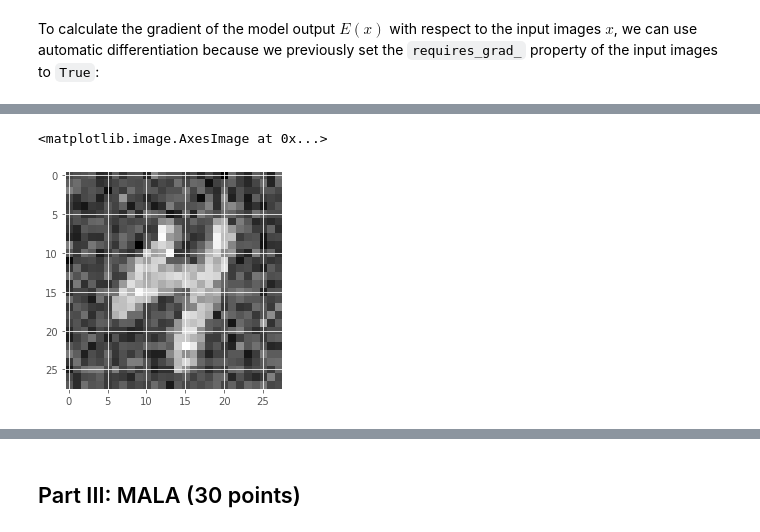
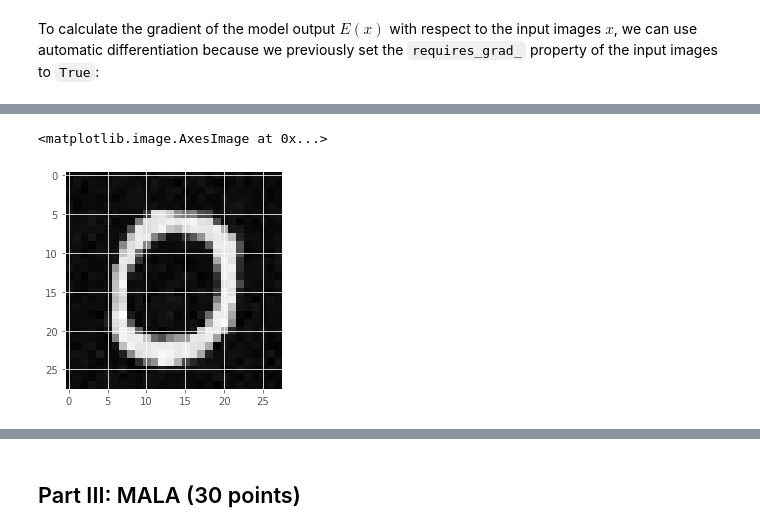
Before and after one commit to Hannibal96/Statistical-Methods-in-Image-Processing-EE-048954, a Jupyter notebook: HW2_Spring2022_Langevin_Dynamics_and_EBMs.ipynb, the cells around one changed output, grey strips where cells are left out. Drawn from its saved outputs; the diff is of its cells as text; code cells hidden in the pictures.

```diff
--- a/HW2_Spring2022_Langevin_Dynamics_and_EBMs.ipynb
+++ b/HW2_Spring2022_Langevin_Dynamics_and_EBMs.ipynb
@@ -333,9 +333,14 @@ imgs = mnist_langevin(imgs=imgs, K=2000, factored_epsilon=3/256)
-# %%
-idx = np.random.choice(30)
-plt.imshow(to_np(imgs[idx][0]), cmap='gray')
-# %% [output]
-<matplotlib.image.AxesImage at 0x...>
-[figure, removed]
+# %%
+n_imgs = 30
+imgs = torch.rand((n_imgs, 1, 28, 28), device=device)
+imgs.requires_grad_(True)
+imgs_ret = mnist_langevin(imgs=imgs, K=2000, factored_epsilon=2/256)
+
+idx = np.random.choice(30)
+plt.imshow(to_np(imgs_ret[idx][0]), cmap='gray')
+# %% [output]
+<matplotlib.image.AxesImage at 0x...>
+[figure, added]
 # %% [markdown]
 <img src="https://img.icons8.com/offices/80/000000/making-notes.png" style="height:30px;display:inline\">**<span style="color:red">Task 6</span>**. Repeat the previous task for $K=2000$ iterations, this time with $\sqrt{2\varepsilon}=\frac{3}{256}$. Present the final samples and discuss the results comparing to the previous section.
 # %%
```
Also changed, not shown: parts of 6 cells of this notebook.
